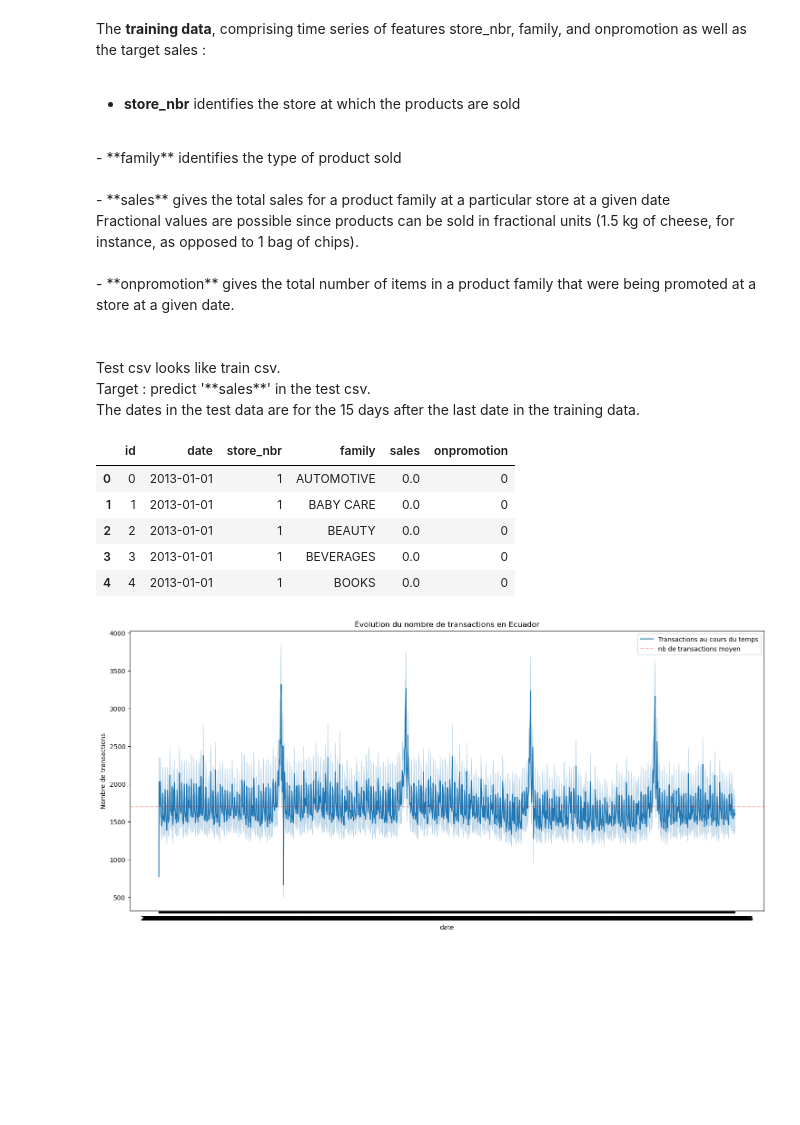
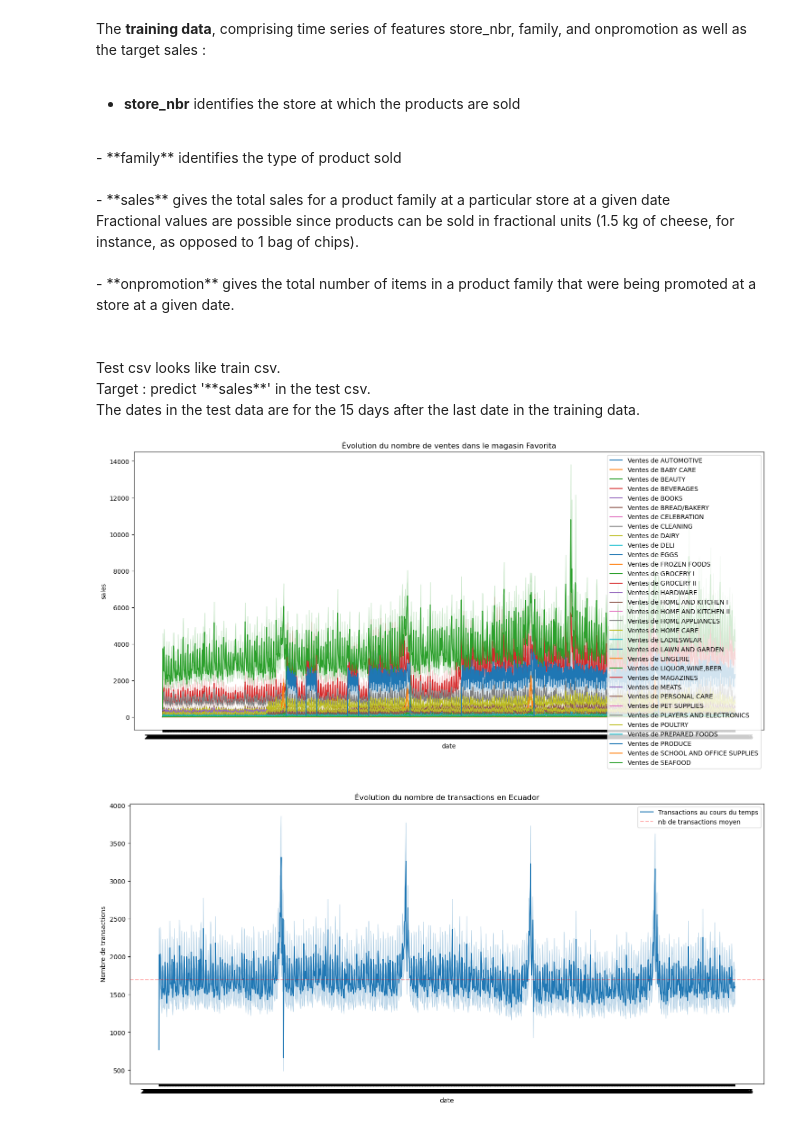
Before and after one commit to AugustinCablant/Learning-ML, a Jupyter notebook: Projects/Store Sales - Time Series Forecasting.ipynb, the cells around one changed output. Drawn from its saved outputs; the diff is of its cells as text; code cells hidden in the pictures; blank space fills up the shorter version.

```diff
--- a/Projects/Store Sales - Time Series Forecasting.ipynb
+++ b/Projects/Store Sales - Time Series Forecasting.ipynb
@@ -31,17 +36,19 @@ Fractional values are possible since products can be sold in fractional units (1
 Test csv looks like train csv. <br>
 Target : predict '**sales**' in the test csv. <br>
 The dates in the test data are for the 15 days after the last date in the training data.
-# %%
-df_train = pd.read_csv('/Users/augustincablant/Desktop/kaggle/train.csv')
-df_test = pd.read_csv('datasets/test.csv')
-df_train.head()
-# %% [output]
-|  | id | date | store_nbr | family | sales | onpromotion |
-| 0 | 0 | 2013-01-01 | 1 | AUTOMOTIVE | 0.0 | 0 |
-| 1 | 1 | 2013-01-01 | 1 | BABY CARE | 0.0 | 0 |
-| 2 | 2 | 2013-01-01 | 1 | BEAUTY | 0.0 | 0 |
-| 3 | 3 | 2013-01-01 | 1 | BEVERAGES | 0.0 | 0 |
-| 4 | 4 | 2013-01-01 | 1 | BOOKS | 0.0 | 0 |
+# %%
+df_train = pd.read_csv('/Users/augustincablant/Desktop/kaggle/train.csv')
+family_products = list(df_train['family'].unique())
+df_test = pd.read_csv('datasets/test.csv')
+plt.figure(figsize=(18, 8))
+for product in family_products:
+    sns.lineplot(x= 'date', y= 'sales', data=df_train[df_train['family']==product], label=f'Ventes de {product}')
+
+plt.title('Évolution du nombre de ventes dans le magasin Favorita')
+plt.legend()
+plt.show()
+# %% [output]
+[figure, added]
 # %%
 transaction = pd.read_csv('/Users/augustincablant/Desktop/kaggle/transactions.csv')
 
```
Also changed, not shown: parts of 9 cells of this notebook.
